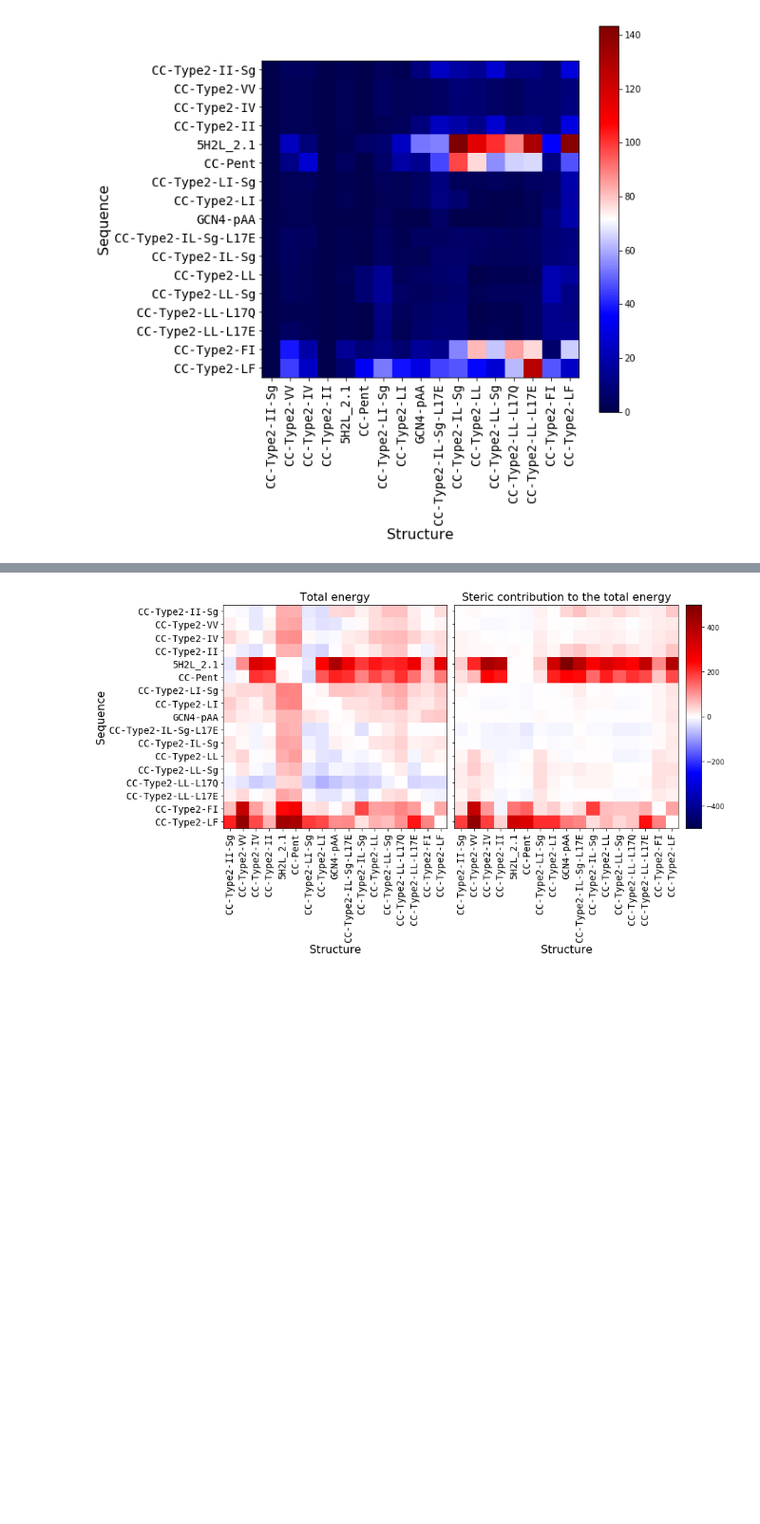
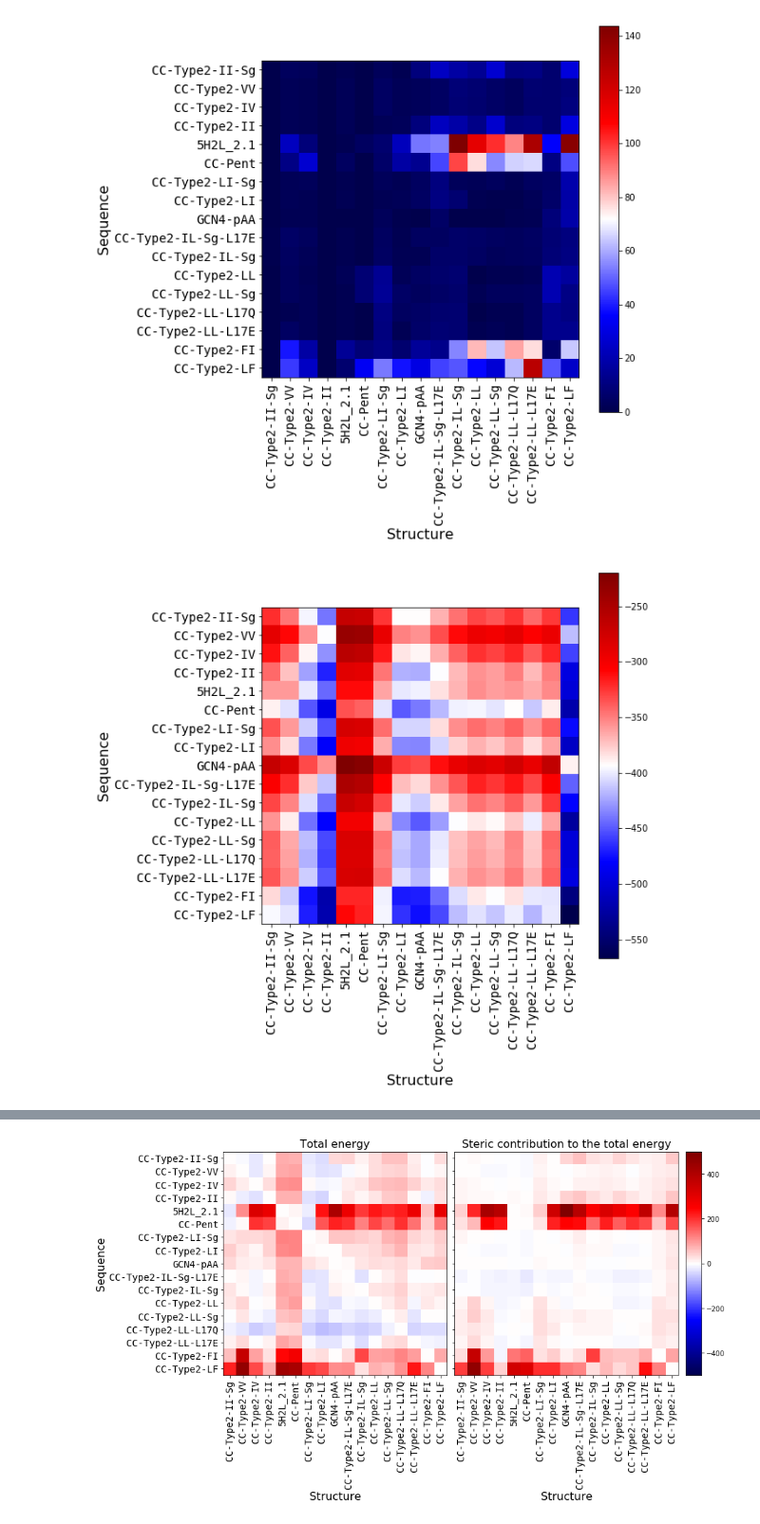
Before and after one commit to woolfson-group/maintaining_and_breaking_paper_2018, a Jupyter notebook: all_sequences_on_all_structures-seqclass.ipynb, the cells around one changed output, grey strips where cells are left out. Shown: that part at 95% size. Cells and saved outputs as stored; diff of their text form; code cells hidden in the pictures; blank space fills up the shorter version.

Commit message:
Updates to include amber (implicit solvent) and DFIRE2.

```diff
--- a/all_sequences_on_all_structures-seqclass.ipynb
+++ b/all_sequences_on_all_structures-seqclass.ipynb
@@ -90,19 +153,26 @@ def per_chain_scores(structure):
         score = budeff.score_interactions(interactions, ff)
         total_scores.append(score.total_energy)
         steric_scores.append(score.steric)
-    return total_scores, steric_scores
+    defire_score = run_dfire2(
+        structure,
+        '/home/cw12401/software/dependencies_for_isambard/DFIRE2-pair/dfire_pair.lib',
+        '/home/cw12401/software/dependencies_for_isambard/DFIRE2-pair/calene')
+    amber_score = run_openmm_amber(structure)
+    return total_scores, steric_scores, defire_score, amber_score
 # %%
 def proc_data(seq_str):
     sequence, structure = seq_str
     oligomeric_state = len(structure)
     structure = modelling.pack_side_chains_scwrl(structure, [sequence]*oligomeric_state)
-    total_scores, steric_scores = per_chain_scores(structure)
-    return (numpy.mean(steric_scores), numpy.std(steric_scores), numpy.mean(total_scores), numpy.std(total_scores))
+    total_scores, steric_scores, defire_score, amber_score = per_chain_scores(structure)
+    return (numpy.mean(steric_scores), numpy.std(steric_scores),
+            numpy.mean(total_scores), numpy.std(total_scores),
+            defire_score, amber_score)
 # %%
 with mp.Pool(8) as executor:
     results = executor.map(proc_data, all_sequences_all_structures)
 # %%
-steric_results, steric_std, total_results, total_std = zip(*results)
+steric_results, steric_std, total_results, total_std, defire_scores, amber_scores = zip(*results)
 steric_results = numpy.reshape(
     steric_results,
     (int(numpy.sqrt(len(steric_results))), int(numpy.sqrt(len(steric_results)))))
@@ -115,6 +185,12 @@ total_results = numpy.reshape(
 total_std = numpy.reshape(
     total_std,
     (int(numpy.sqrt(len(total_std))), int(numpy.sqrt(len(total_std)))))
+total_defire = numpy.reshape(
+    defire_scores,
+    (int(numpy.sqrt(len(defire_scores))), int(numpy.sqrt(len(defire_scores)))))
+total_amber = numpy.reshape(
+    amber_scores,
+    (int(numpy.sqrt(len(amber_scores))), int(numpy.sqrt(len(amber_scores)))))
 # %%
 def plot_im(array, savename=None, labels=None, vmin=None, vmax=None):
     fig, ax = plt.subplots(figsize=(8, 8))
@@ -183,3 +271,7 @@ plot_im(normalised_sterics, 'normalised_sterics_final', labels=Legend_labels, vm
 plot_im(steric_std, 'steric_std_final', labels=Legend_labels)
 # %% [output]
 [figure]
+# %%
+plot_im(total_defire, 'total_defire', labels=Legend_labels)
+# %% [output]
+[figure, added]
```
Also changed, not shown: parts of 9 cells of this notebook.
